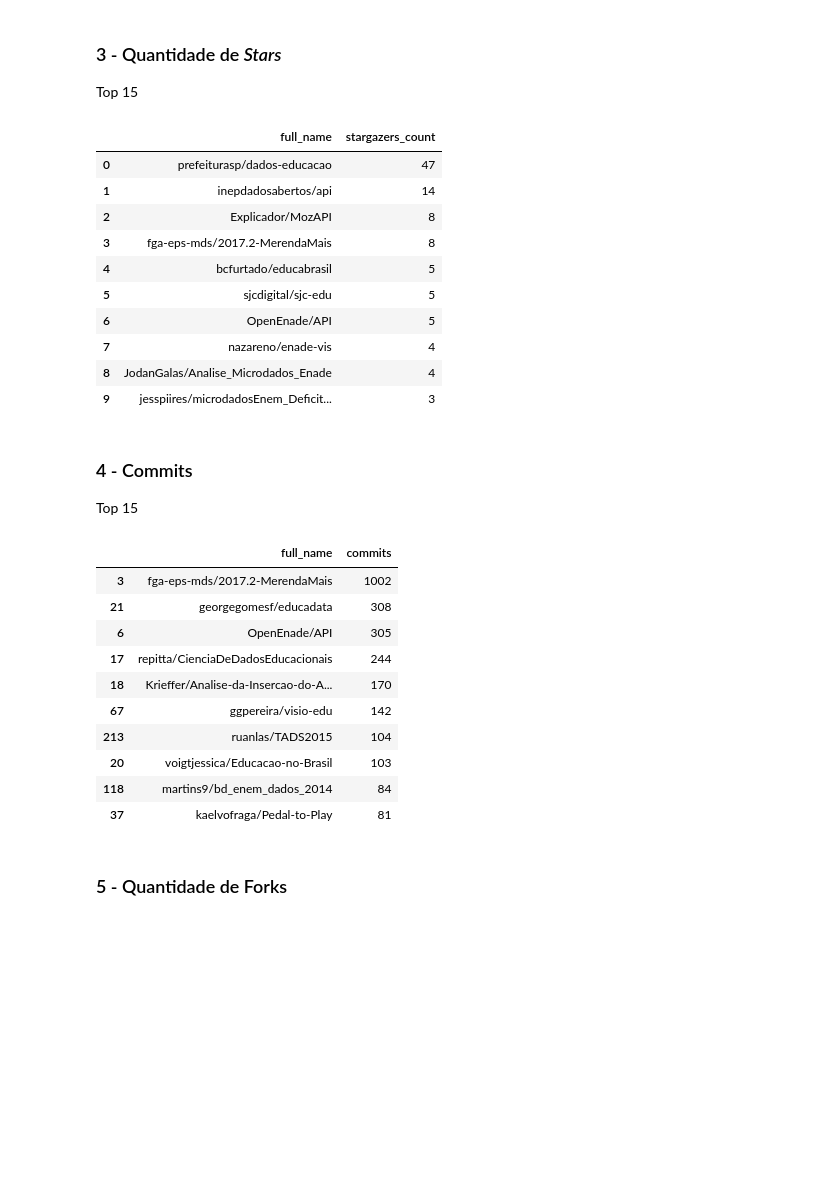
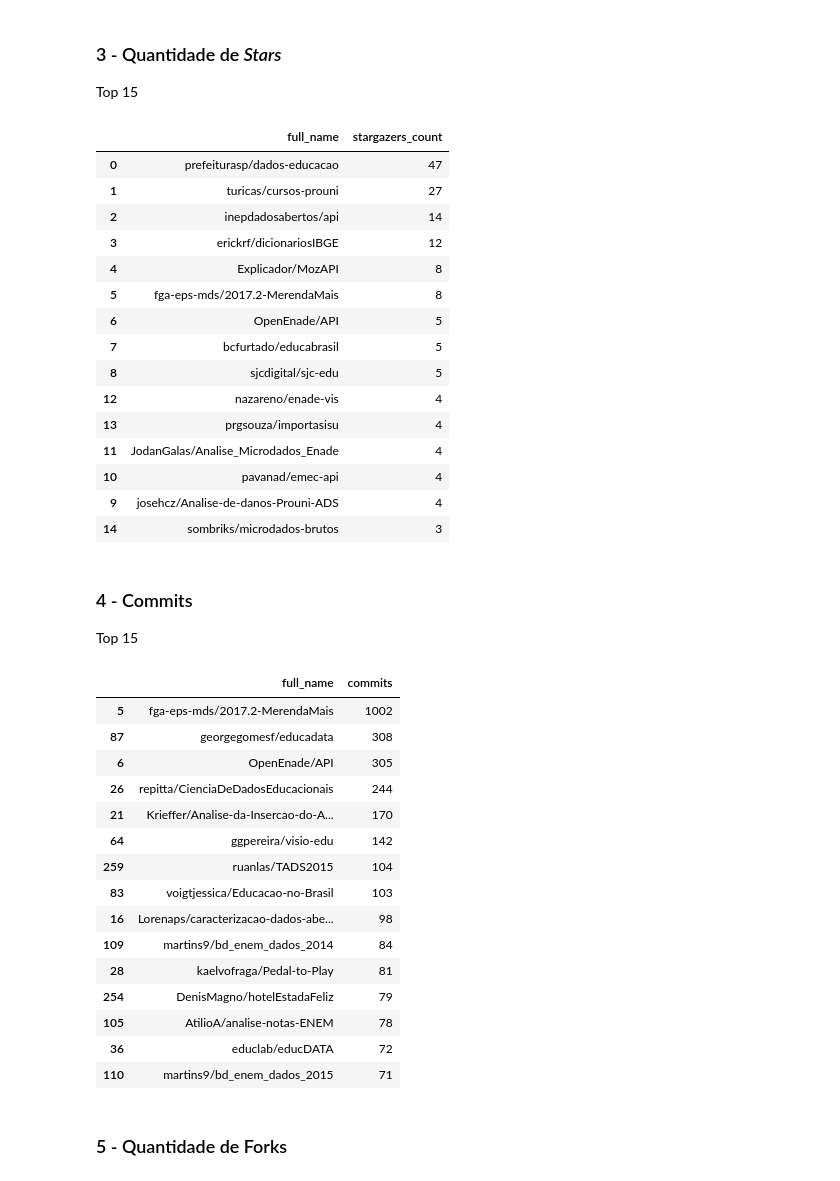
Before and after one commit to Lorenaps/caracterizacao-dados-abertos-gov, a Jupyter notebook: analysis/extracted-data/analysis_repositories.ipynb, the cells around one changed output. Cells and saved outputs as stored; diff of their text form; code cells hidden in the pictures; blank space fills up the shorter version.

```diff
--- a/analysis/extracted-data/analysis_repositories.ipynb
+++ b/analysis/extracted-data/analysis_repositories.ipynb
@@ -153,38 +153,48 @@ Top 15
 # %%
 stargazers_count = repo[['full_name', 'stargazers_count']]
 # %%
-stargazers_count.sort_values('stargazers_count',  ascending=False).head(10)
+stargazers_count.sort_values('stargazers_count',  ascending=False).head(15)
 # %% [output]
 |  | full_name | stargazers_count |
 | 0 | prefeiturasp/dados-educacao | 47 |
-| 1 | inepdadosabertos/api | 14 |
-| 2 | Explicador/MozAPI | 8 |
-| 3 | fga-eps-mds/2017.2-MerendaMais | 8 |
-| 4 | bcfurtado/educabrasil | 5 |
-| 5 | sjcdigital/sjc-edu | 5 |
+| 1 | turicas/cursos-prouni | 27 |
+| 2 | inepdadosabertos/api | 14 |
+| 3 | erickrf/dicionariosIBGE | 12 |
+| 4 | Explicador/MozAPI | 8 |
+| 5 | fga-eps-mds/2017.2-MerendaMais | 8 |
 | 6 | OpenEnade/API | 5 |
-| 7 | nazareno/enade-vis | 4 |
-| 8 | JodanGalas/Analise_Microdados_Enade | 4 |
-| 9 | jesspiires/microdadosEnem_Deficit... | 3 |
+| 7 | bcfurtado/educabrasil | 5 |
+| 8 | sjcdigital/sjc-edu | 5 |
+| 12 | nazareno/enade-vis | 4 |
+| 13 | prgsouza/importasisu | 4 |
+| 11 | JodanGalas/Analise_Microdados_Enade | 4 |
+| 10 | pavanad/emec-api | 4 |
+| 9 | josehcz/Analise-de-danos-Prouni-ADS | 4 |
+| 14 | sombriks/microdados-brutos | 3 |
 # %% [markdown]
 ### 4 - Commits
 Top 15
 # %%
 commits_count = repo[['full_name', 'commits']]
 # %%
-commits_count.sort_values('commits',  ascending=False).head(10)
+commits_count.sort_values('commits',  ascending=False).head(15)
 # %% [output]
 |  | full_name | commits |
-| 3 | fga-eps-mds/2017.2-MerendaMais | 1002 |
-| 21 | georgegomesf/educadata | 308 |
+| 5 | fga-eps-mds/2017.2-MerendaMais | 1002 |
+| 87 | georgegomesf/educadata | 308 |
 | 6 | OpenEnade/API | 305 |
-| 17 | repitta/CienciaDeDadosEducacionais | 244 |
-| 18 | Krieffer/Analise-da-Insercao-do-A... | 170 |
-| 67 | ggpereira/visio-edu | 142 |
-| 213 | ruanlas/TADS2015 | 104 |
-| 20 | voigtjessica/Educacao-no-Brasil | 103 |
-| 118 | martins9/bd_enem_dados_2014 | 84 |
-| 37 | kaelvofraga/Pedal-to-Play | 81 |
+| 26 | repitta/CienciaDeDadosEducacionais | 244 |
+| 21 | Krieffer/Analise-da-Insercao-do-A... | 170 |
+| 64 | ggpereira/visio-edu | 142 |
+| 259 | ruanlas/TADS2015 | 104 |
+| 83 | voigtjessica/Educacao-no-Brasil | 103 |
+| 16 | Lorenaps/caracterizacao-dados-abe... | 98 |
+| 109 | martins9/bd_enem_dados_2014 | 84 |
+| 28 | kaelvofraga/Pedal-to-Play | 81 |
+| 254 | DenisMagno/hotelEstadaFeliz | 79 |
+| 105 | AtilioA/analise-notas-ENEM | 78 |
+| 36 | educlab/educDATA | 72 |
+| 110 | martins9/bd_enem_dados_2015 | 71 |
 # %% [markdown]
 ### 5 - Quantidade de Forks
 # %%
```
Also changed, not shown: parts of 21 cells of this notebook, 6 other files.
